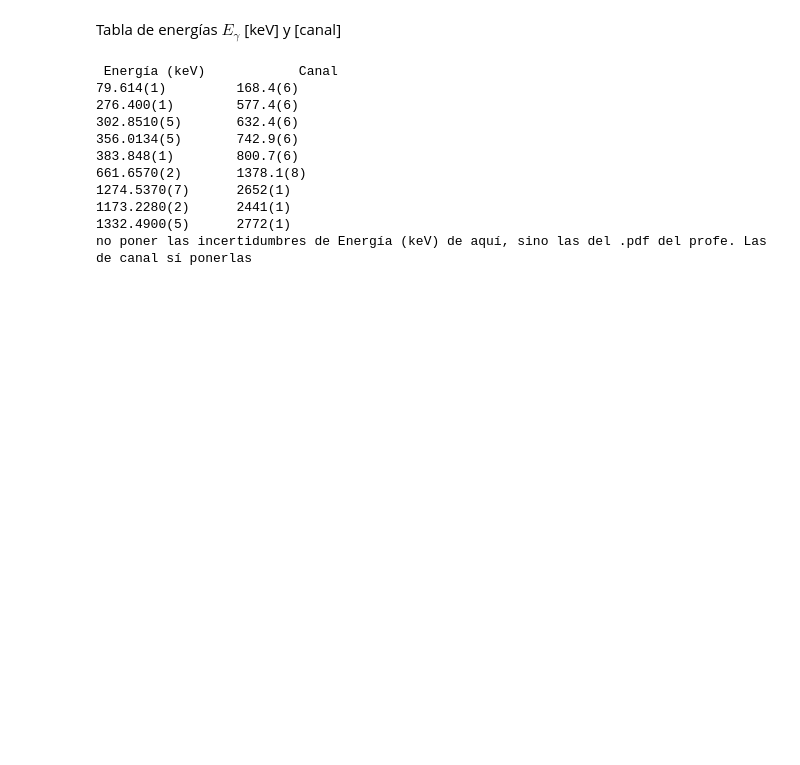
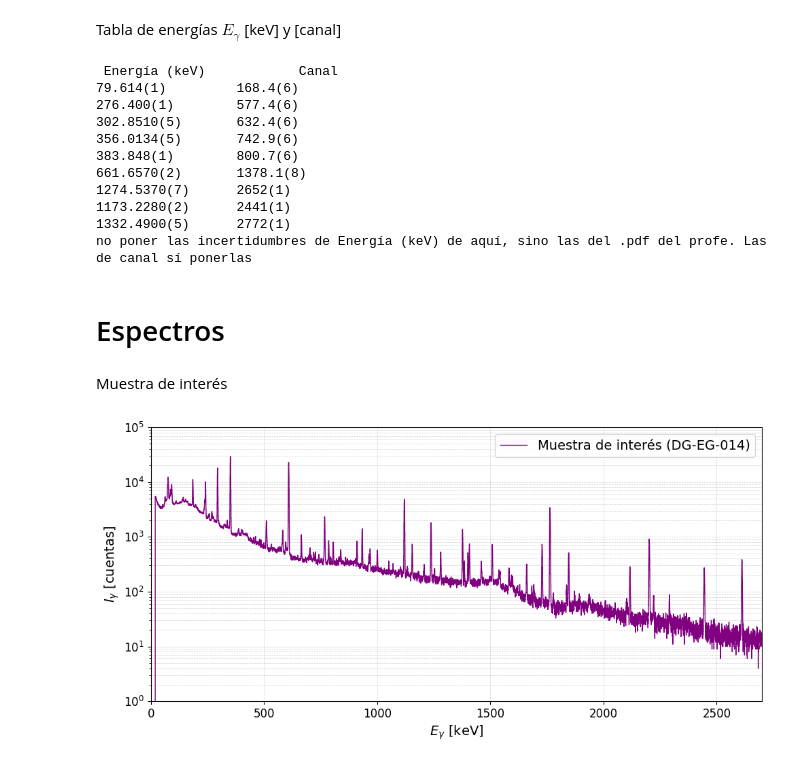
Before and after one commit to asarria48/Nuclear-physics, a Jupyter notebook: Informe4IN.ipynb, the cells around one changed output. Saved outputs shown, nothing was run; the diff lists cells and outputs as text; code cells hidden in the pictures; blank space fills up the shorter version.

Commit message:
Espectros "puros" (sin fondo)

```diff
--- a/Informe4IN.ipynb
+++ b/Informe4IN.ipynb
@@ -566,3 +566,35 @@ print('no poner las incertidumbres de Energía (keV) de aquí, sino las del .pdf
 1173.2280(2)      2441(1)
 1332.4900(5)      2772(1)
 no poner las incertidumbres de Energía (keV) de aquí, sino las del .pdf del profe. Las de canal sí ponerlas
+# %% [markdown]
+# Espectros
+# %% [markdown]
+Muestra de interés
+# %%
+datos = "2021-12-04_mue_DG-EG-014_24h.csv"
+df = pd.read_csv(datos)
+
+canal = df.iloc[:, 0]
+cuentas = df.iloc[:, 1]
+
+a0 = -1.41     # keV
+a1 = 0.48114   # keV/canal
+
+energia = a0 + a1 * canal   # conversión canal → keV
+
+
+plt.figure(figsize=(10,5))
+plt.plot(energia, cuentas, color='purple', ds="steps-mid", lw=1, label='Muestra de interés (DG-EG-014)')
+plt.tick_params(axis='both', which='major', labelsize=12)
+plt.tick_params(axis='both', which='minor', labelsize=12)
+plt.yscale('log')
+plt.xlabel("$E_\gamma$ [keV]", fontsize=14)
+plt.ylabel("$I_\\gamma$ [cuentas]", fontsize=14)
+plt.grid(which="both", linestyle="--", linewidth=0.5, alpha=0.6)
+plt.legend(fontsize=14)
+plt.xlim(0,2700)
+plt.ylim(1, 1e5)
+plt.tight_layout()
+plt.show()
+# %% [output]
+[figure, added]
```
Also changed, not shown: parts of 4 cells of this notebook.
